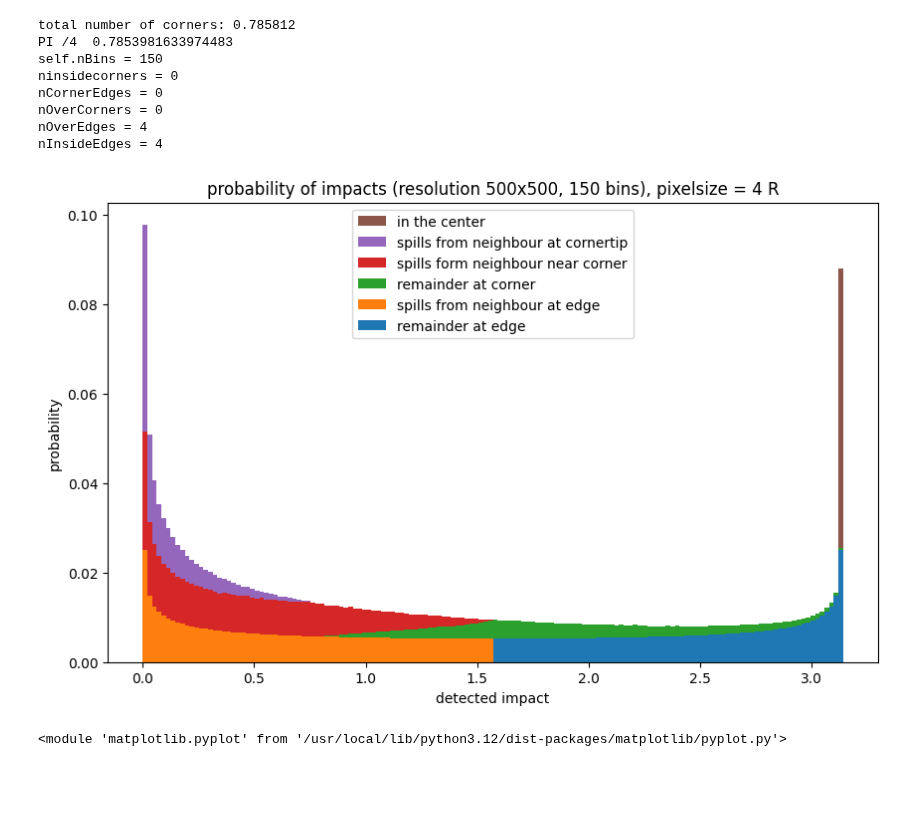
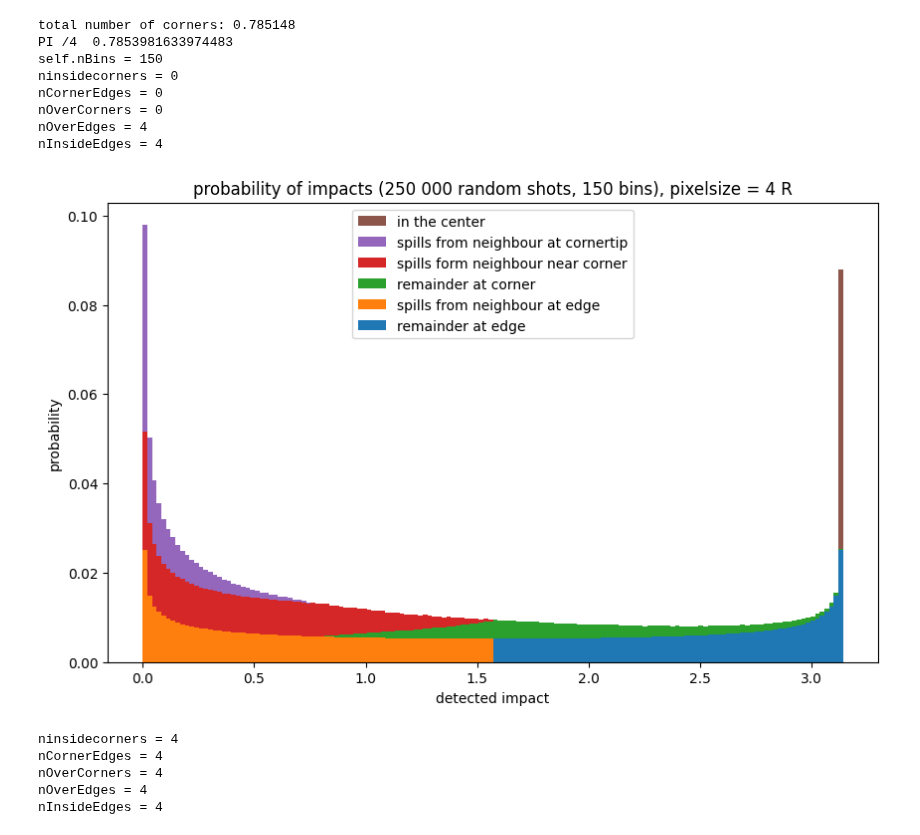
Before and after one commit to Nathanvanhimbergen/Med-Img, a Jupyter notebook: Task_4b.ipynb, the cells around one changed output. Cells and saved outputs as stored; diff of their text form; code cells hidden in the pictures; blank space fills up the shorter version.

```diff
--- a/Task_4b.ipynb
+++ b/Task_4b.ipynb
@@ -428,19 +479,30 @@ nInsideEdges = 4
 # %%
 myPixel = pixel(horResolution=500, verResolution = 500, nBins = 150)
 
 myPixel.makeStackedHistograms(maxE=60,pixelWidth=400, type = "center",
                               nInsideCorners = 0, nCornerEdges =0 , nOverCorners = 0,
                         nOverEdges = 4, nInsideEdges = 4,
                         useCenter = 0 ,
-                        titel = "probability of impacts (resolution 500x500, 150 bins), pixelsize = 4 R")
+                        titel = "probability of impacts (250 000 random shots, 150 bins), pixelsize = 4 R")
+
+
+myPixel.makeStackedPlot(maxE= 60,pixelWidth=400, type = "center",
+                              nInsideCorners = 4, nCornerEdges =4 , nOverCorners = 4,
+                        nOverEdges = 4, nInsideEdges = 4,
+                        useCenter = 0)
+                        #titel = "probability of impacts (250 000 random shots, 150 bins), pixelsize = 4 R")
 # %% [output]
-total number of corners: 0.785812
+total number of corners: 0.785148
 PI /4  0.7853981633974483
 self.nBins = 150
 ninsidecorners = 0
 nCornerEdges = 0
 nOverCorners = 0
 nOverEdges = 4
 nInsideEdges = 4
-[figure, old version]
+[figure, new version]
-<module 'matplotlib.pyplot' from '/usr/local/lib/python3.12/dist-packages/matplotlib/pyplot.py'>
+ninsidecorners = 4
+nCornerEdges = 4
+nOverCorners = 4
+nOverEdges = 4
+nInsideEdges = 4
```
Also changed, not shown: parts of 10 cells of this notebook, 1 other file.
